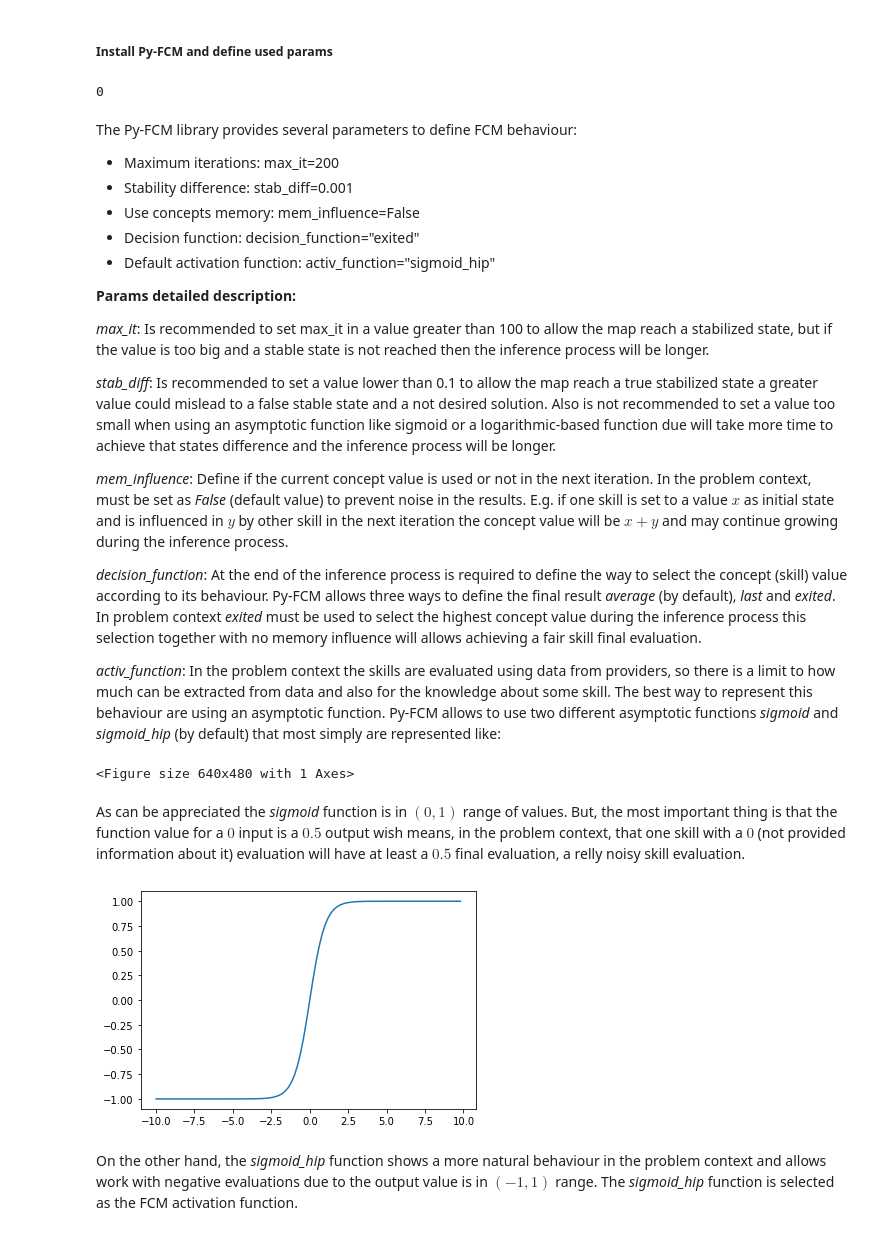
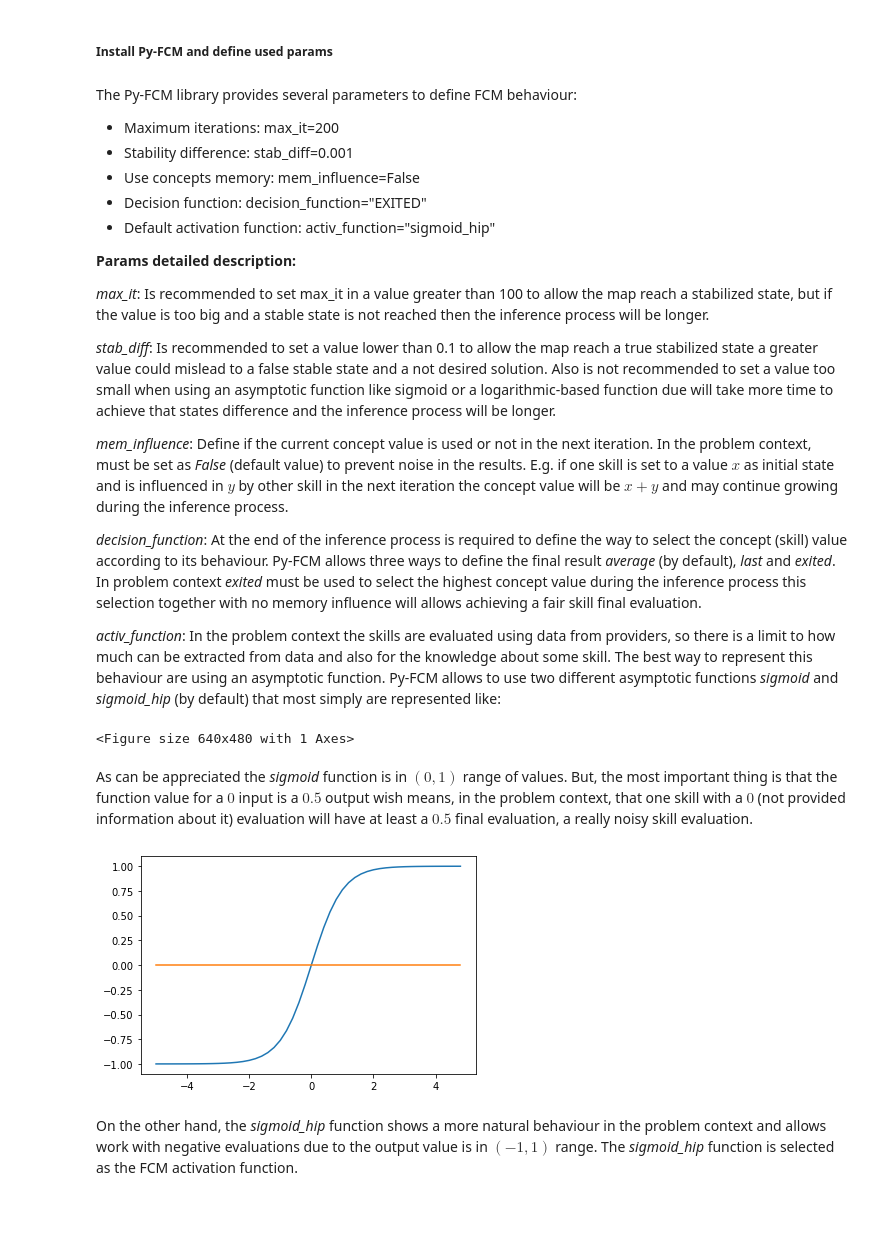
Before and after one commit to J41R0/ce.skills.evaluator, a Jupyter notebook: doc/Math model.ipynb, the cells around one changed output. Drawn from its saved outputs; the diff is of its cells as text; code cells hidden in the pictures.

```diff
--- a/doc/Math model.ipynb
+++ b/doc/Math model.ipynb
@@ -384,16 +383,14 @@ Previously a brief FCM description was provided but to use the algorithm is requ
 # install script
 import sys
 import subprocess
-subprocess.check_call([sys.executable, "-m", "pip", "install", 'Py-FCM'])
+# subprocess.check_call([sys.executable, "-m", "pip", "install", 'py-fcm'])
-# %% [output]
-0
 # %% [markdown]
 The Py-FCM library provides several parameters to define FCM behaviour:
 
 * Maximum iterations: max_it=200
 * Stability difference: stab_diff=0.001
 * Use concepts memory: mem_influence=False
-* Decision function: decision_function="exited"
+* Decision function: decision_function="EXITED"
 * Default activation function: activ_function="sigmoid_hip"
 
 **Params detailed description:**
@@ -411,31 +408,37 @@ The Py-FCM library provides several parameters to define FCM behaviour:
 import numpy as np
 import matplotlib.pyplot as plt
 
-from Py_FCM import functions
+from py_fcm import functions
 
 # sigmoid function plot
 result = []
-x = np.arange(-10., 10., 0.2)
+zero = []
+x = np.arange(-7., 7., 0.2)
 for value in x:
+    zero.append(0)
     result.append(functions.Activation.sigmoid(value))
 
 plt.plot(x,result)
+plt.plot(x,zero)
 plt.show()
 # %% [output]
 <Figure size 640x480 with 1 Axes>
 # %% [markdown]
-As can be appreciated the *sigmoid* function is in $(0,1)$ range of values. But, the most important thing is that the function value for a $0$ input is a $0.5$ output wish means, in the problem context, that one skill with a $0$ (not provided information about it) evaluation will have at least a $0.5$ final evaluation, a relly noisy skill evaluation.
+As can be appreciated the *sigmoid* function is in $(0,1)$ range of values. But, the most important thing is that the function value for a $0$ input is a $0.5$ output wish means, in the problem context, that one skill with a $0$ (not provided information about it) evaluation will have at least a $0.5$ final evaluation, a really noisy skill evaluation.
 # %%
 # sigmoid function plot
 result = []
-x = np.arange(-10., 10., 0.2)
+x = np.arange(-5., 5., 0.2)
+zero = []
 for value in x:
+    zero.append(0)
     result.append(functions.Activation.sigmoid_hip(value))
 
 plt.plot(x,result)
+plt.plot(x,zero)
 plt.show()
 # %% [output]
-[figure, old version]
+[figure, new version]
 # %% [markdown]
 On the other hand, the *sigmoid_hip* function shows a more natural behaviour in the problem context and allows work with negative evaluations due to the output value is in $(-1,1)$ range. The *sigmoid_hip* function is selected as the FCM activation function.
 # %% [markdown]
```
Also changed, not shown: parts of 28 cells of this notebook.
